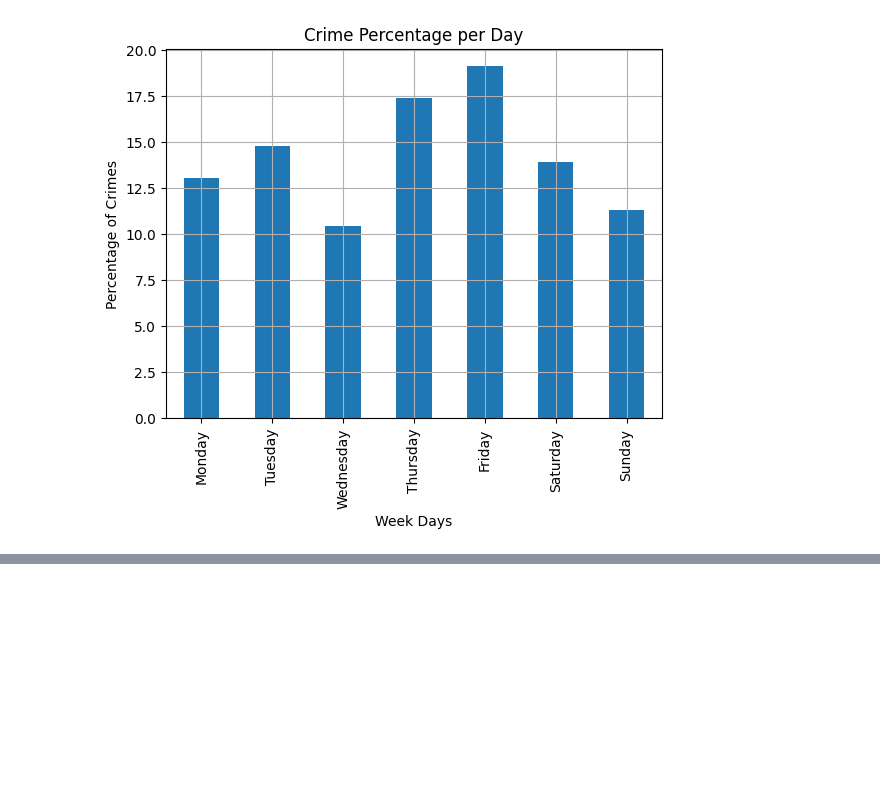
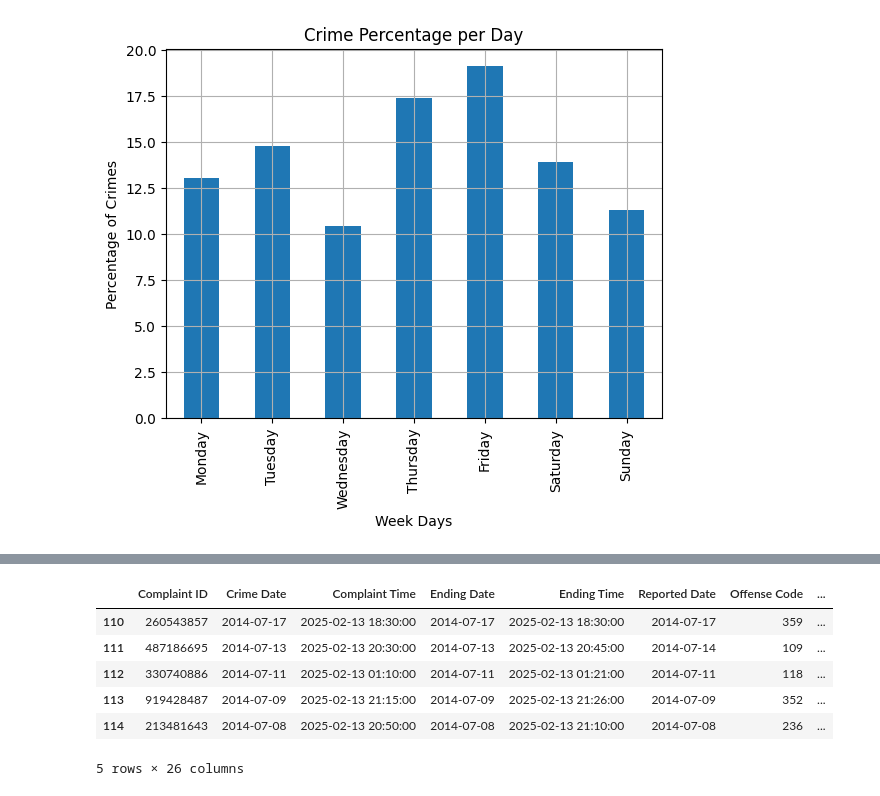
Before and after one commit to SofiaFrrokaj/Group-1---Project-1, a Jupyter notebook: nyc_crime.ipynb, the cells around one changed output, grey strips where cells are left out. Cells and saved outputs as stored; diff of their text form; code cells hidden in the pictures; blank space fills up the shorter version.

```diff
--- a/nyc_crime.ipynb
+++ b/nyc_crime.ipynb
@@ -201,18 +159,22 @@ plt.show()
 [figure]
 # %%
 
+# Extract the day of the week from the 'Crime Date' column
+crime_data['Complaint Day'] = crime_data['Crime Date'].dt.day_name()
+
+# Define the order of days
 days_order = ["Monday", "Tuesday", "Wednesday", "Thursday", "Friday", "Saturday", "Sunday"]
 
-
+# Convert 'Complaint Day' to a categorical type with the specified order
 crime_data['Complaint Day'] = pd.Categorical(crime_data['Complaint Day'], categories=days_order, ordered=True)
 
-
+# Group by 'Complaint Day' and count the number of complaints
 crime_by_week = crime_data.groupby('Complaint Day').count().sort_values(by='Complaint Day')
 
-
+# Calculate the percentage of complaints for each day
 crime_by_week['Percentage'] = (crime_by_week['Complaint ID'] / crime_by_week['Complaint ID'].sum()) * 100
 
-
+# Plot the data
 ax = crime_by_week['Percentage'].plot(kind='bar', title='Crime Percentage per Day', xlabel='Week Days', ylabel='Percentage of Crimes', grid=True)
 plt.show()
 # %% [output]
@@ -219,0 +210,13 @@ plt.show()
+# %%
+places_of_interest = crime_data.copy()
+
+places_of_interest=places_of_interest.dropna()
+places_of_interest.tail()
+# %% [output]
+|  | Complaint ID | Crime Date | Complaint Time | Ending Date | Ending Time | Reported Date | Offense Code | ... |
+| 110 | 260543857 | 2014-07-17 | 2025-02-13 18:30:00 | 2014-07-17 | 2025-02-13 18:30:00 | 2014-07-17 | 359 | ... |
+| 111 | 487186695 | 2014-07-13 | 2025-02-13 20:30:00 | 2014-07-13 | 2025-02-13 20:45:00 | 2014-07-14 | 109 | ... |
+| 112 | 330740886 | 2014-07-11 | 2025-02-13 01:10:00 | 2014-07-11 | 2025-02-13 01:21:00 | 2014-07-11 | 118 | ... |
+| 113 | 919428487 | 2014-07-09 | 2025-02-13 21:15:00 | 2014-07-09 | 2025-02-13 21:26:00 | 2014-07-09 | 352 | ... |
+| 114 | 213481643 | 2014-07-08 | 2025-02-13 20:50:00 | 2014-07-08 | 2025-02-13 21:10:00 | 2014-07-08 | 236 | ... |
+5 rows × 26 columns
```
Also changed, not shown: parts of 20 cells of this notebook.
